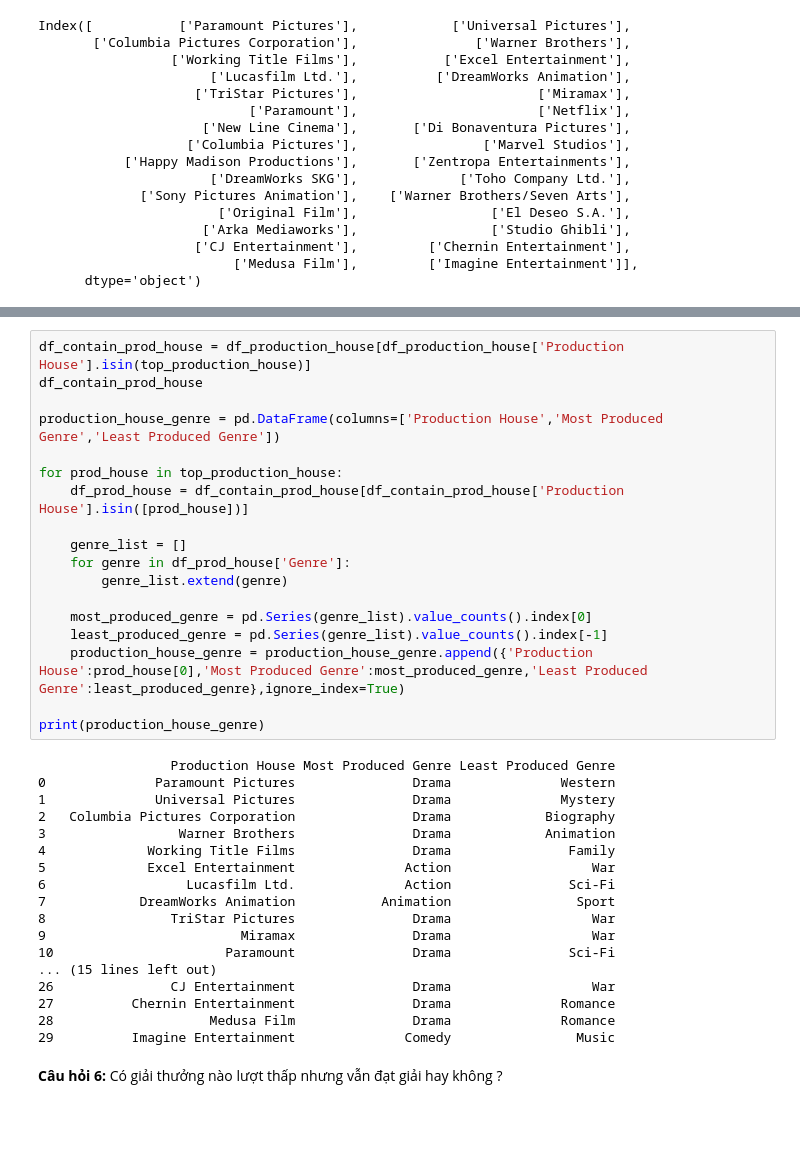
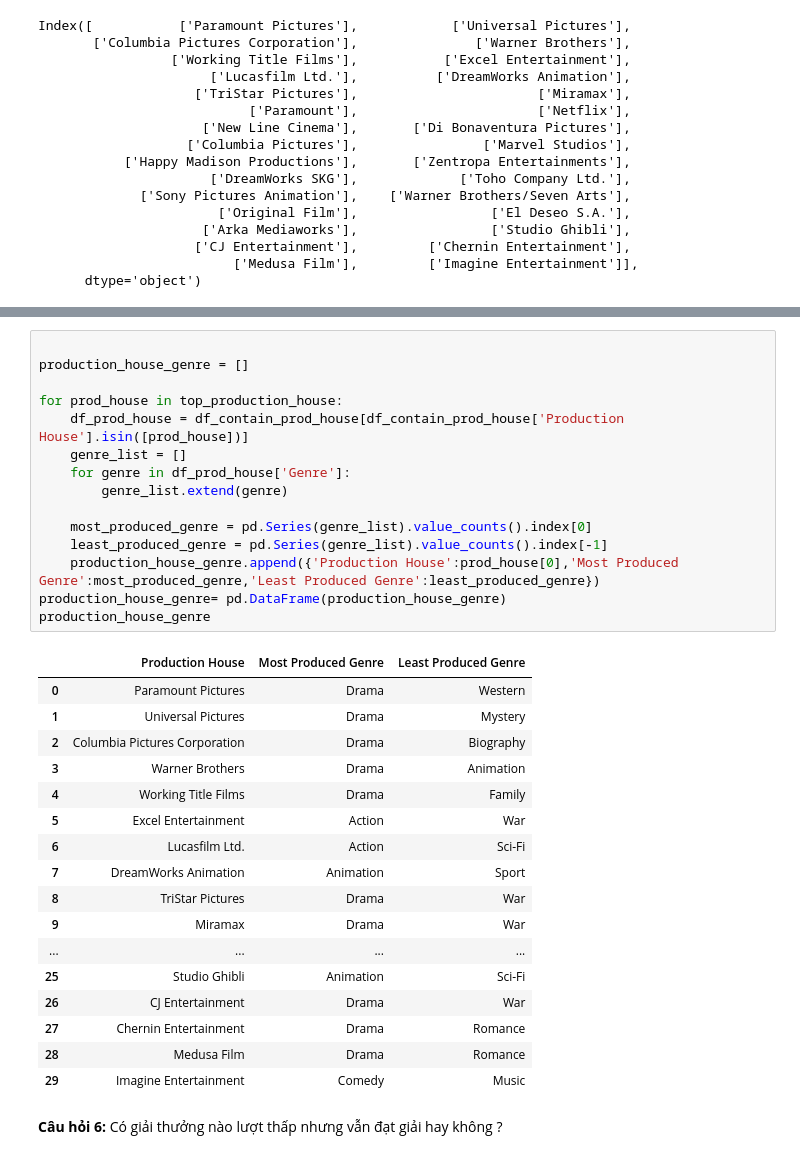
Before and after one commit to VienHaiYen/Netflix-dataset-2021, a Jupyter notebook: main.ipynb, the cells around one changed output, grey strips where cells are left out. Saved outputs shown, nothing was run; the diff lists cells and outputs as text; blank space fills up the shorter version.

```diff
--- a/main.ipynb
+++ b/main.ipynb
@@ -353,38 +396,35 @@ Index([           ['Paramount Pictures'],            ['Universal Pictures'],
 # %%
-df_contain_prod_house = df_production_house[df_production_house['Production House'].isin(top_production_house)]
-df_contain_prod_house
 
-production_house_genre = pd.DataFrame(columns=['Production House','Most Produced Genre','Least Produced Genre'])
+production_house_genre = []
 
 for prod_house in top_production_house:
     df_prod_house = df_contain_prod_house[df_contain_prod_house['Production House'].isin([prod_house])]
-
     genre_list = []
     for genre in df_prod_house['Genre']:
         genre_list.extend(genre)
 
     most_produced_genre = pd.Series(genre_list).value_counts().index[0]
     least_produced_genre = pd.Series(genre_list).value_counts().index[-1]
-    production_house_genre = production_house_genre.append({'Production House':prod_house[0],'Most Produced Genre':most_produced_genre,'Least Produced Genre':least_produced_genre},ignore_index=True)
-
-print(production_house_genre)
+    production_house_genre.append({'Production House':prod_house[0],'Most Produced Genre':most_produced_genre,'Least Produced Genre':least_produced_genre})
+production_house_genre= pd.DataFrame(production_house_genre)
+production_house_genre
 # %% [output]
-                 Production House Most Produced Genre Least Produced Genre
-0              Paramount Pictures               Drama              Western
-1              Universal Pictures               Drama              Mystery
-2   Columbia Pictures Corporation               Drama            Biography
-3                 Warner Brothers               Drama            Animation
-4             Working Title Films               Drama               Family
-5             Excel Entertainment              Action                  War
-6                  Lucasfilm Ltd.              Action               Sci-Fi
-7            DreamWorks Animation           Animation                Sport
-8                TriStar Pictures               Drama                  War
-9                         Miramax               Drama                  War
-10                      Paramount               Drama               Sci-Fi
-... (15 lines left out)
-26               CJ Entertainment               Drama                  War
-27          Chernin Entertainment               Drama              Romance
-28                    Medusa Film               Drama              Romance
-29          Imagine Entertainment              Comedy                Music
+|  | Production House | Most Produced Genre | Least Produced Genre |
+| 0 | Paramount Pictures | Drama | Western |
+| 1 | Universal Pictures | Drama | Mystery |
+| 2 | Columbia Pictures Corporation | Drama | Biography |
+| 3 | Warner Brothers | Drama | Animation |
+| 4 | Working Title Films | Drama | Family |
+| 5 | Excel Entertainment | Action | War |
+| 6 | Lucasfilm Ltd. | Action | Sci-Fi |
+| 7 | DreamWorks Animation | Animation | Sport |
+| 8 | TriStar Pictures | Drama | War |
+| 9 | Miramax | Drama | War |
+| ... | ... | ... | ... |
+| 25 | Studio Ghibli | Animation | Sci-Fi |
+| 26 | CJ Entertainment | Drama | War |
+| 27 | Chernin Entertainment | Drama | Romance |
+| 28 | Medusa Film | Drama | Romance |
+| 29 | Imagine Entertainment | Comedy | Music |
 # %% [markdown]
 **Câu hỏi 6:** Có giải thưởng nào lượt thấp nhưng vẫn đạt giải hay không ?
```
Also changed, not shown: parts of 29 cells of this notebook, 1 other file.
